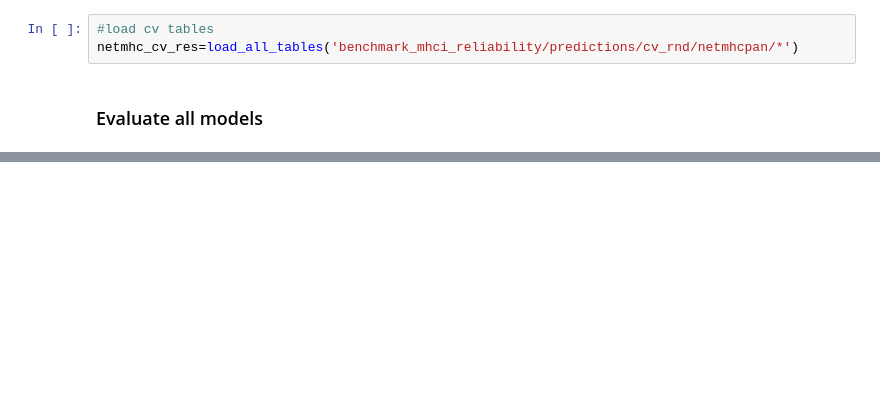
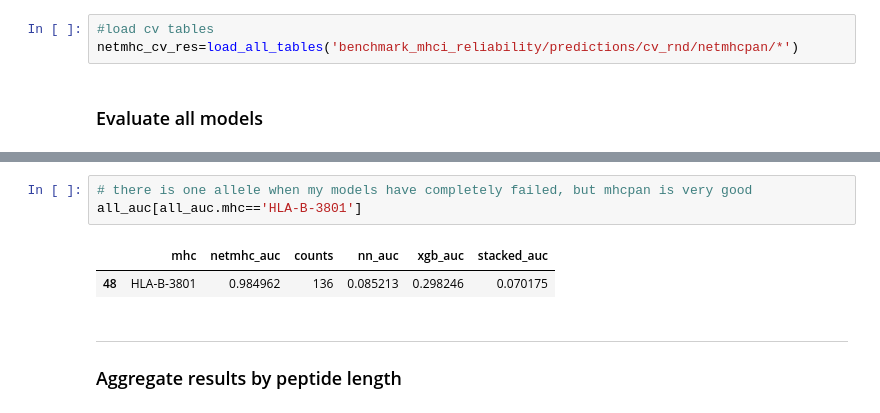
Before and after one commit to riblidezso/mhcboost, a Jupyter notebook: boosted_trees_vs_neural_network_vs_ensemble.ipynb, the cells around one changed output, grey strips where cells are left out. Drawn from its saved outputs; the diff is of its cells as text; blank space fills up the shorter version.

```diff
--- a/boosted_trees_vs_neural_network_vs_ensemble.ipynb
+++ b/boosted_trees_vs_neural_network_vs_ensemble.ipynb
@@ -369,0 +514,11 @@ print "NetMHCpan AUC:", roc_auc_score(netmhc_cv_res.binding,-netmhc_cv_res.pred)
+# %%
+# there is one allele when my models have completely failed, but mhcpan is very good
+all_auc[all_auc.mhc=='HLA-B-3801']
+# %% [output]
+|  | mhc | netmhc_auc | counts | nn_auc | xgb_auc | stacked_auc |
+| 48 | HLA-B-3801 | 0.984962 | 136 | 0.085213 | 0.298246 | 0.070175 |
+# %% [markdown]
+----
+
+
+### Aggregate results by peptide length
```
Also changed, not shown: parts of 18 cells of this notebook.
